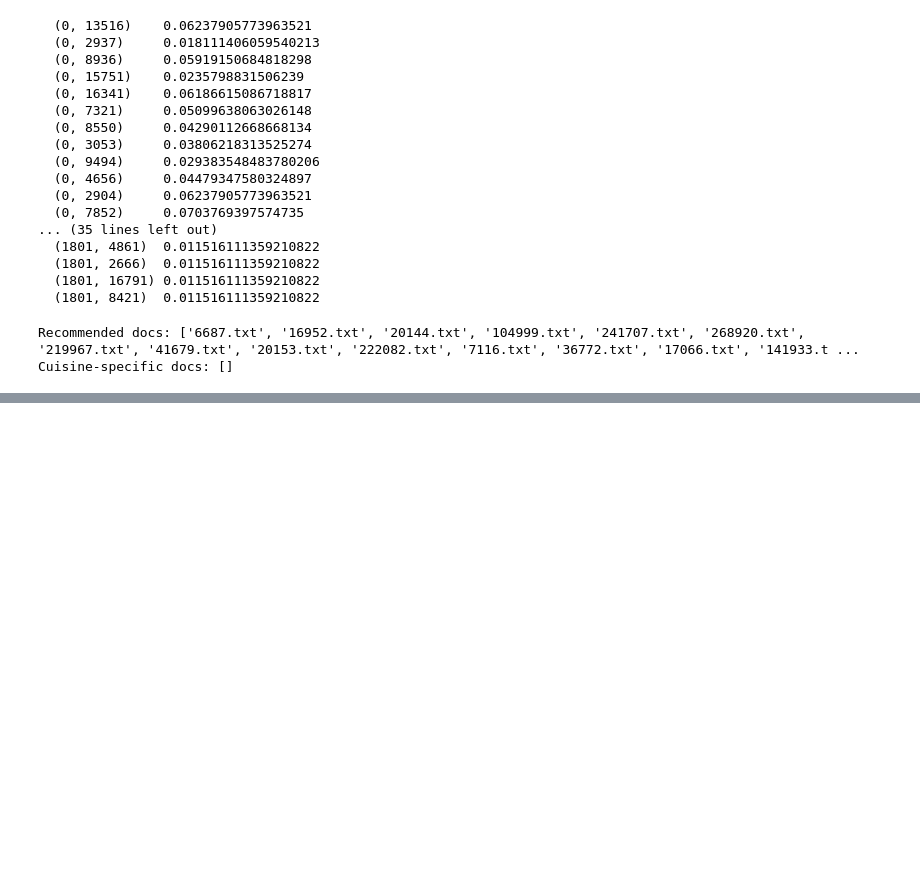
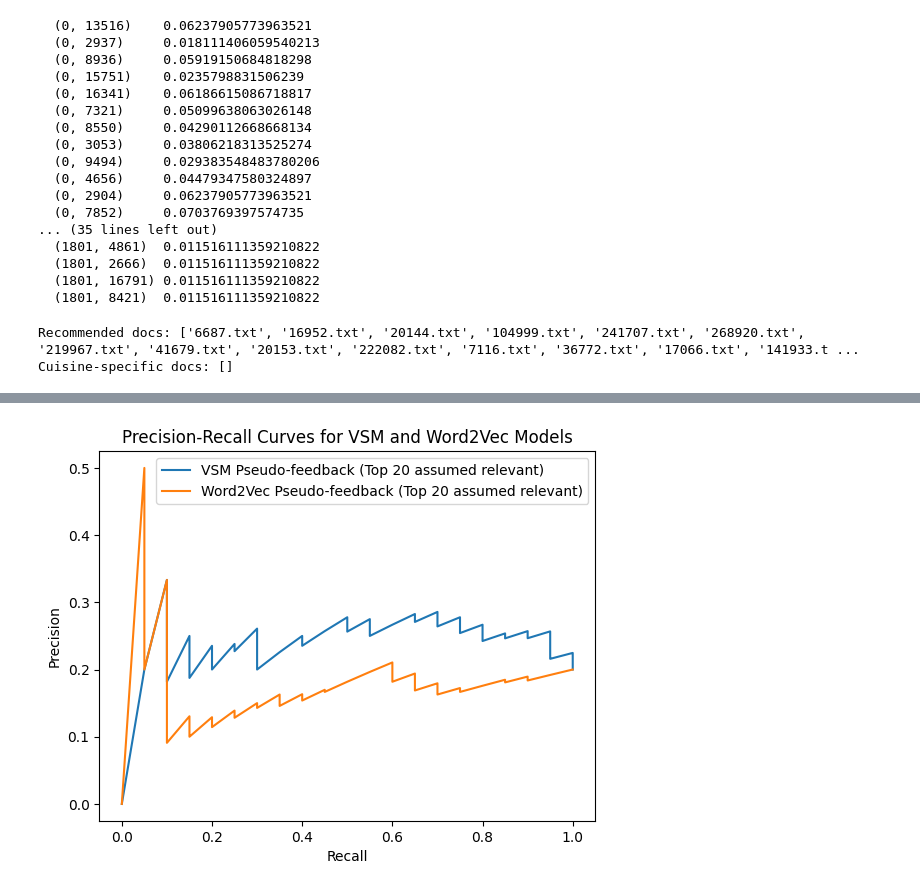
Before and after one commit to eshlei/recipeboard, a Jupyter notebook: feed.ipynb, the cells around one changed output, grey strips where cells are left out. Saved outputs shown, nothing was run; the diff lists cells and outputs as text; code cells hidden in the pictures; blank space fills up the shorter version.

Commit message:
:sparkles: Adding precision recall graphs, making them look better and analyzing differences

```diff
--- a/feed.ipynb
+++ b/feed.ipynb
@@ -54,7 +54,7 @@ print(tfidf_matrix)
 # %%
 
 scores = cosine_similarity(tfidf_matrix)
-def get_docs(user_id, relevant=True):
+def vsm_get_docs(user_id, relevant=True):
     user_likes = db["liked"].get(user_id, [])
     user_dislikes = db["disliked"].get(user_id, [])
 
@@ -66,9 +66,9 @@ def get_docs(user_id, relevant=True):
 
     relevant_docs = [file_names[idx] for idx in np.argsort(similarity_scores)[::-1]]
     if relevant:
-        return relevant_docs
+        return relevant_docs[:100]
     else:
-        return [doc for doc in file_names if doc not in relevant_docs][:10]
+        return [doc for doc in file_names if doc not in relevant_docs][:100]
 def apply_feedback(user_id, doc_id, like=True):
     if like:
         db["liked"].setdefault(user_id, []).append(doc_id)
@@ -77,11 +77,11 @@ def apply_feedback(user_id, doc_id, like=True):
 
 def get_cuisine_docs(cuisine_type):
     relevant_docs = [doc for doc in file_names if cuisine_type.lower() in doc.lower()]
-    return relevant_docs[:10]
+    return relevant_docs
 
 user_id = "user123"
 apply_feedback(user_id, "6687.txt", like=True)
-print("Recommended docs:", get_docs(user_id))
+print("Recommended docs:", vsm_get_docs(user_id))
 print("Cuisine-specific docs:", get_cuisine_docs("Italian"))
 # %% [output]
 Recommended docs: ['6687.txt', '16952.txt', '20144.txt', '104999.txt', '241707.txt', '268920.txt', '219967.txt', '41679.txt', '20153.txt', '222082.txt', '7116.txt', '36772.txt', '17066.txt', '141933.t ...
@@ -167,7 +123,7 @@ scores = cosine_similarity(recipe_embeddings)
 # %%
 
 
-def get_docs(user_id, relevant=True):
+def word2vec_get_docs(user_id, relevant=True):
     user_likes = db["liked"].get(user_id, [])
 
     if user_likes:
@@ -182,15 +138,15 @@ def get_docs(user_id, relevant=True):
 
     relevant_docs = [file_names[idx] for idx in np.argsort(similarity_scores)[::-1]]
     if relevant:
-        return relevant_docs[:10]
+        return relevant_docs[:100]
     else:
-        return [doc for doc in file_names if doc not in relevant_docs][:10]
+        return [doc for doc in file_names if doc not in relevant_docs][:100]
 
 user_id = "user123"
 apply_feedback(user_id, "6687.txt", like=True)
 apply_feedback(user_id, "1324.txt", like=True)
 
-recommended_docs = get_docs(user_id)
+recommended_docs = word2vec_get_docs(user_id)
 
-recommended_docs
+len(recommended_docs)
 # %% [output]
@@ -206,0 +154,54 @@ recommended_docs
+# %%
+import matplotlib.pyplot as plt
+import numpy as np
+
+def pseudo_feedback_precision_recall_manual(user_id,  model,k=5,):
+    if model == "vsm":
+        pulled_docs = vsm_get_docs(user_id, relevant=True)
+    else:
+        pulled_docs = word2vec_get_docs(user_id, relevant=True)
+    recommended_docs = pulled_docs[:k]
+    pseudo_relevant_set = set(recommended_docs)
+    pulled_docs.sort()
+    y_true = [1 if doc in pseudo_relevant_set else 0 for doc in pulled_docs]
+
+
+    precision = []
+    recall = []
+    relevant_retrieved = 0
+    total_relevant = len(pseudo_relevant_set)
+    total_retrieved = 0
+
+    for idx in range(len(y_true)):
+        total_retrieved += 1
+
+        if y_true[idx] == 1:
+            relevant_retrieved += 1
+
+        precision_val = relevant_retrieved / total_retrieved
+        recall_val = relevant_retrieved / len(pseudo_relevant_set)
+
+        precision.append(precision_val)
+        recall.append(recall_val)
+
+    return precision, recall
+
+user_id = "user1"
+apply_feedback(user_id, "22751.txt", like=True)
+apply_feedback(user_id, "1324.txt", like=True)
+
+precision_vsm, recall_vsm = pseudo_feedback_precision_recall_manual(user_id, "vsm", k=20)
+precision_w2v, recall_w2v = pseudo_feedback_precision_recall_manual(user_id, "word2vec", k=20 )
+
+plt.plot(recall_vsm, precision_vsm, label="VSM Pseudo-feedback (Top 20 assumed relevant)")
+plt.plot(recall_w2v, precision_w2v, label="Word2Vec Pseudo-feedback (Top 20 assumed relevant)")
+plt.xlabel("Recall")
+plt.ylabel("Precision")
+plt.title("Precision-Recall Curves for VSM and Word2Vec Models")
+plt.legend()
+plt.show()
+
+precision_diff = [v - w for v, w in zip(precision_vsm, precision_w2v)]
+recall_diff = [r_v - r_w for r_v, r_w in zip(recall_vsm, recall_w2v)]
+# %% [output]
+[figure, added]
```
Also changed, not shown: parts of 5 cells of this notebook.
